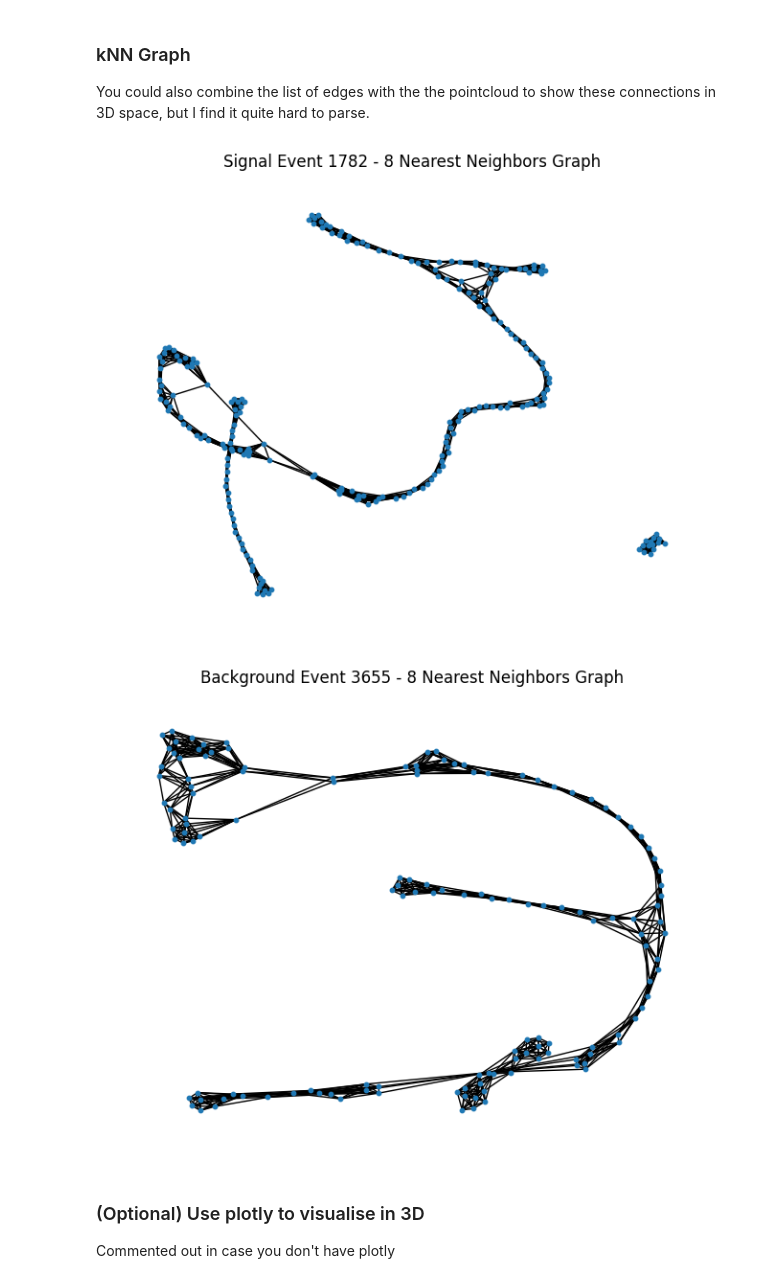
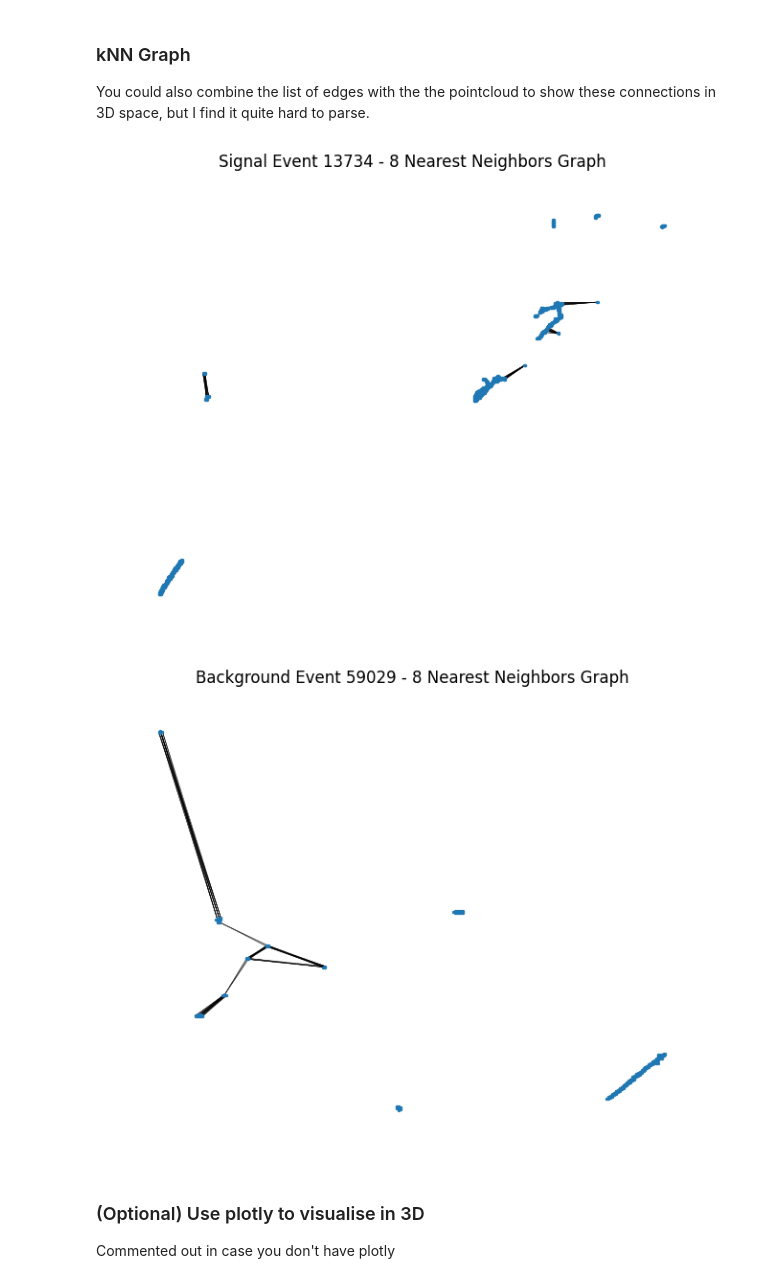
Before and after one commit to JSL0328/Dark_Trident_GNN, a Jupyter notebook: gnn_example.ipynb, the cells around one changed output. Saved outputs shown, nothing was run; the diff lists cells and outputs as text; code cells hidden in the pictures.

```diff
--- a/gnn_example.ipynb
+++ b/gnn_example.ipynb
@@ -41,7 +65,7 @@ Using CPU
 # %% [markdown]
 ## Defining files and loading spacepoints
 # %%
-signal_name = "/exp/uboone/data/users/jbateman/workdir/DarkNews/Trident/SURPRISE/trident_SURPRISE_big_wirecell.root"
-background_name = "/exp/uboone/data/users/jbateman/workdir/DarkNews/newSamplesWCepem/mcc910/checkout_MCC9.10_Run4b_v10_04_07_09_BNB_NC_pi0_overlay_surprise_reco2_hist.root"
+drive.mount('/content/drive')
 
-nentries = 5000 #
+training_file = "/content/drive/MyDrive/Colab Notebooks/MPID_training_set_full.h5"
+test_file = "/content/drive/MyDrive/Colab Notebooks/MPID_test_set_full.h5"
@@ -242,24 +125,23 @@ plot_spacepoints(background_spacepoints_df, bkg_event_index, spacepoint_type=spa
 
 You could also combine the list of edges with the the pointcloud to show these connections in 3D space, but I find it quite hard to parse.
 # %%
-def make_a_kNN_graph(df, event_index, spacepoint_type='recchargeblob', k=8, title_prefix=''):
-    spacepoints = df.iloc[event_index][f'T{spacepoint_type}_spacepoints_x'], df.iloc[event_index][f'T{spacepoint_type}_spacepoints_y'], df.iloc[event_index][f'T{spacepoint_type}_spacepoints_z']
-    X = np.stack(spacepoints, axis=1)
+def make_a_kNN_graph(data_list, event_index, k=8, title_prefix=''):
+    sp = data_list[event_index]['spacepoints']
+    X = sp[:, :2]  # wire, time
 
     A_matrix = kneighbors_graph(X, n_neighbors=k, mode='connectivity', include_self=False).toarray()
     edges = np.array(np.nonzero(A_matrix)).T
     G = nx.from_edgelist(edges)
-    nx.draw(G,  node_size=10)
+
+    pos = {i: (X[i, 0], X[i, 1]) for i in range(len(X))}  # wire, time
+    nx.draw(G, pos=pos, node_size=2, width=0.3)
     plt.title(f'{title_prefix} Event {event_index} - {k} Nearest Neighbors Graph')
     plt.show()
-
-    return
-
-make_a_kNN_graph(signal_spacepoints_df, sig_event_index, spacepoint_type=spacepoint_type, k=8, title_prefix='Signal')
-make_a_kNN_graph(background_spacepoints_df, bkg_event_index, spacepoint_type=spacepoint_type, k=8, title_prefix='Background')
+make_a_kNN_graph(all_data, sig_event_index, k=8, title_prefix='Signal')
+make_a_kNN_graph(all_data, bkg_event_index, k=8, title_prefix='Background')
 # %% [output]
-[figure, old version]
+[figure, new version]
-[figure, old version]
+[figure, new version]
 # %% [markdown]
 ### (Optional) Use plotly to visualise in 3D
 
```
Also changed, not shown: parts of 15 cells of this notebook, 1 other file.
